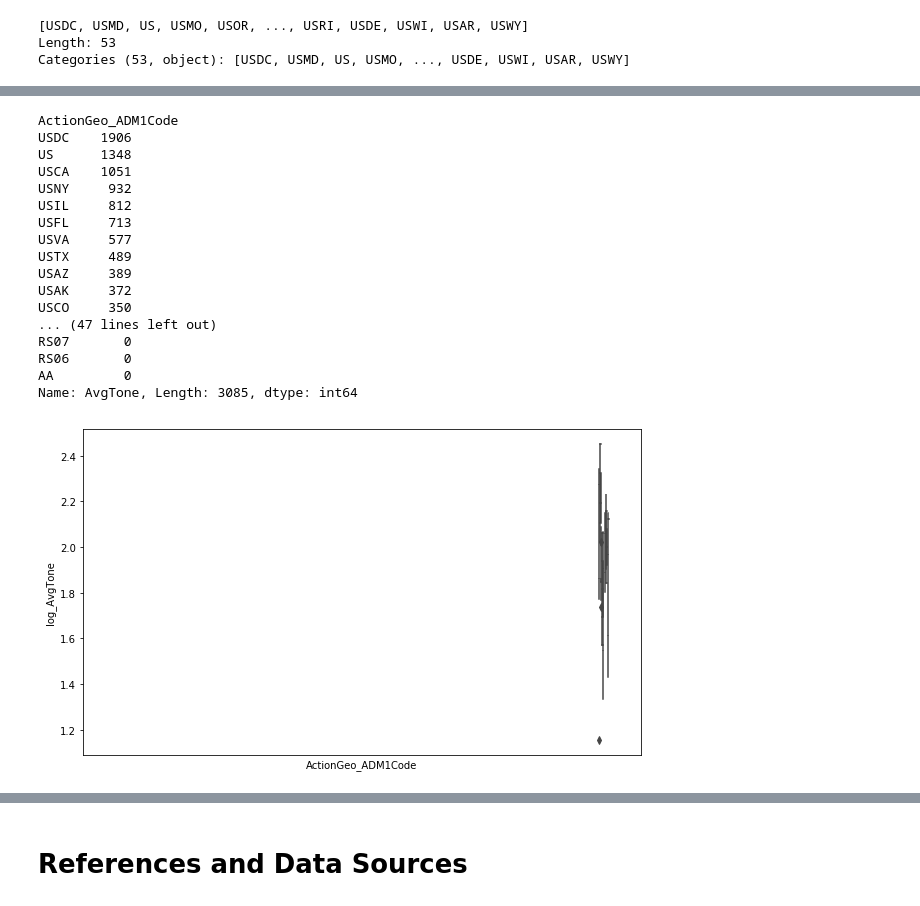
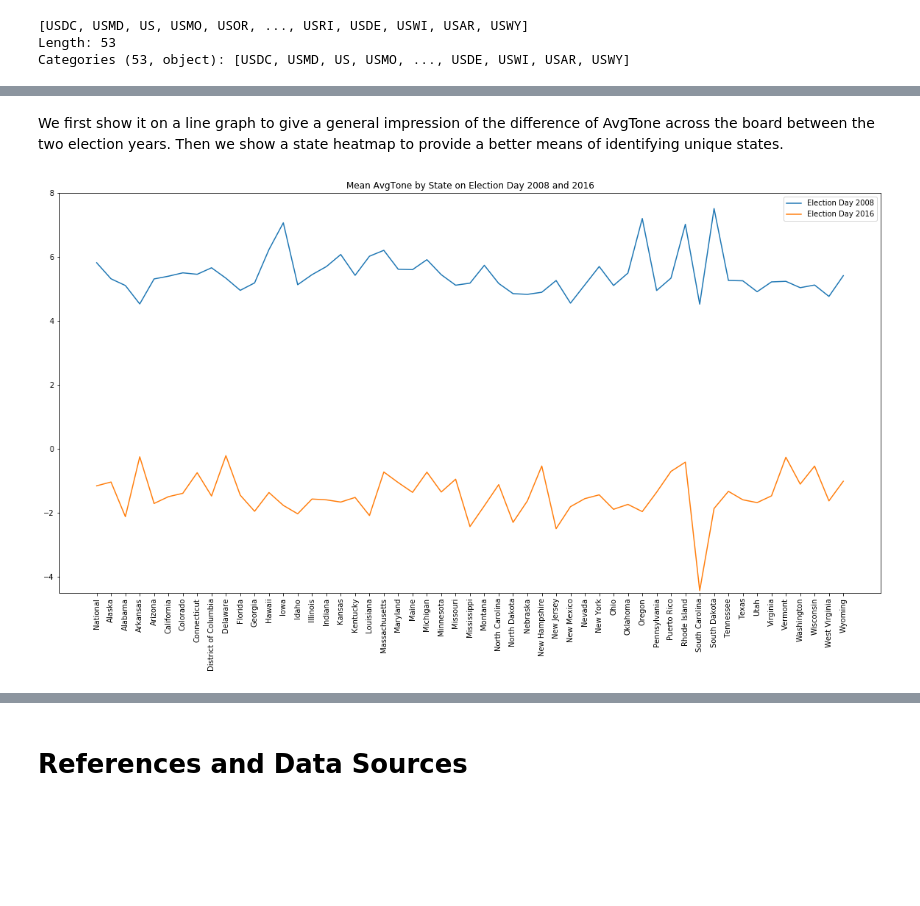
Before and after one commit to eistre91/thinkful-projects, a Jupyter notebook: GDELT Capstone Report.ipynb, the cells around one changed output, grey strips where cells are left out. Cells and saved outputs as stored; diff of their text form; code cells hidden in the pictures; blank space fills up the shorter version.

Commit message:
Finish first draft of capstone report

```diff
--- a/GDELT Capstone Report.ipynb
+++ b/GDELT Capstone Report.ipynb
@@ -320,28 +247,13 @@ actiongeo_code_counts.hist()
-# %%
-actiongeo_code_counts
-# %% [output]
-ActionGeo_ADM1Code
-USDC    1906
-US      1348
-USCA    1051
-USNY     932
-USIL     812
-USFL     713
-USVA     577
-USTX     489
-USAZ     389
-USAK     372
-USCO     350
-... (47 lines left out)
-RS07       0
-RS06       0
-AA         0
-Name: AvgTone, Length: 3085, dtype: int64
-# %%
-plt.figure(figsize=(10, 6))
-sns.boxplot(data=df_2008_usel[df_2008_usel['ActionGeo_ADM1Code'].isin(actiongeo_with_records)].head(50),
-            x='ActionGeo_ADM1Code', y='log_AvgTone')
-plt.xticks([], rotation=90);
-# %% [output]
-[figure, removed]
+# %% [markdown]
+We first show it on a line graph to give a general impression of the difference of AvgTone across the board between the two election years. Then we show a state heatmap to provide a better means of identifying unique states.
+# %%
+plt.figure(figsize=(20,10))
+plt.plot(avgtone_2008, label="Election Day 2008")
+plt.plot(avgtone_2016, label="Election Day 2016")
+plt.xticks(rotation=90);
+plt.ylim(-4.5, 8)
+plt.legend()
+plt.title("Mean AvgTone by State on Election Day 2008 and 2016");
+# %% [output]
+[figure, added]
 # %%
```
Also changed, not shown: parts of 50 cells of this notebook, 13 other files.
